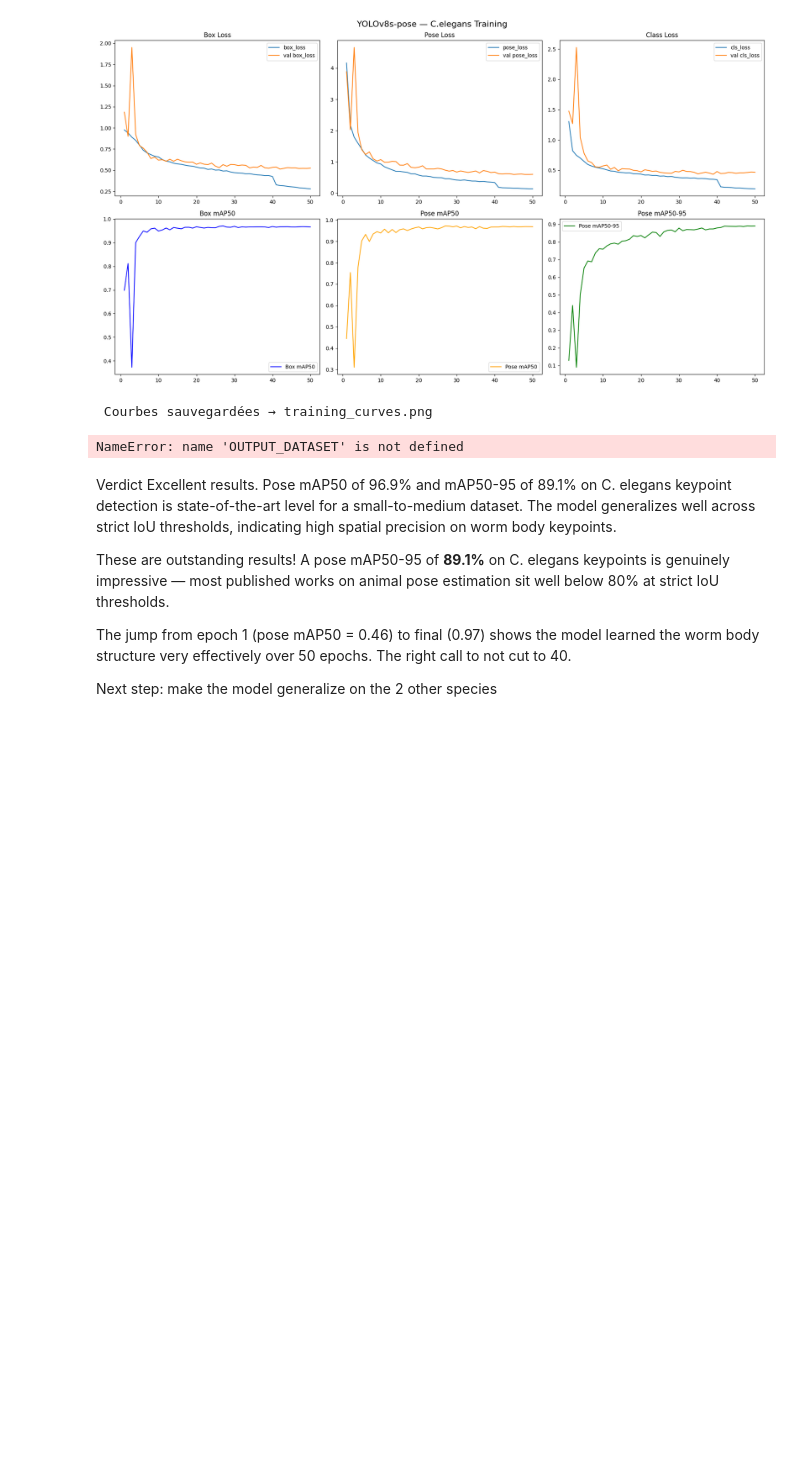
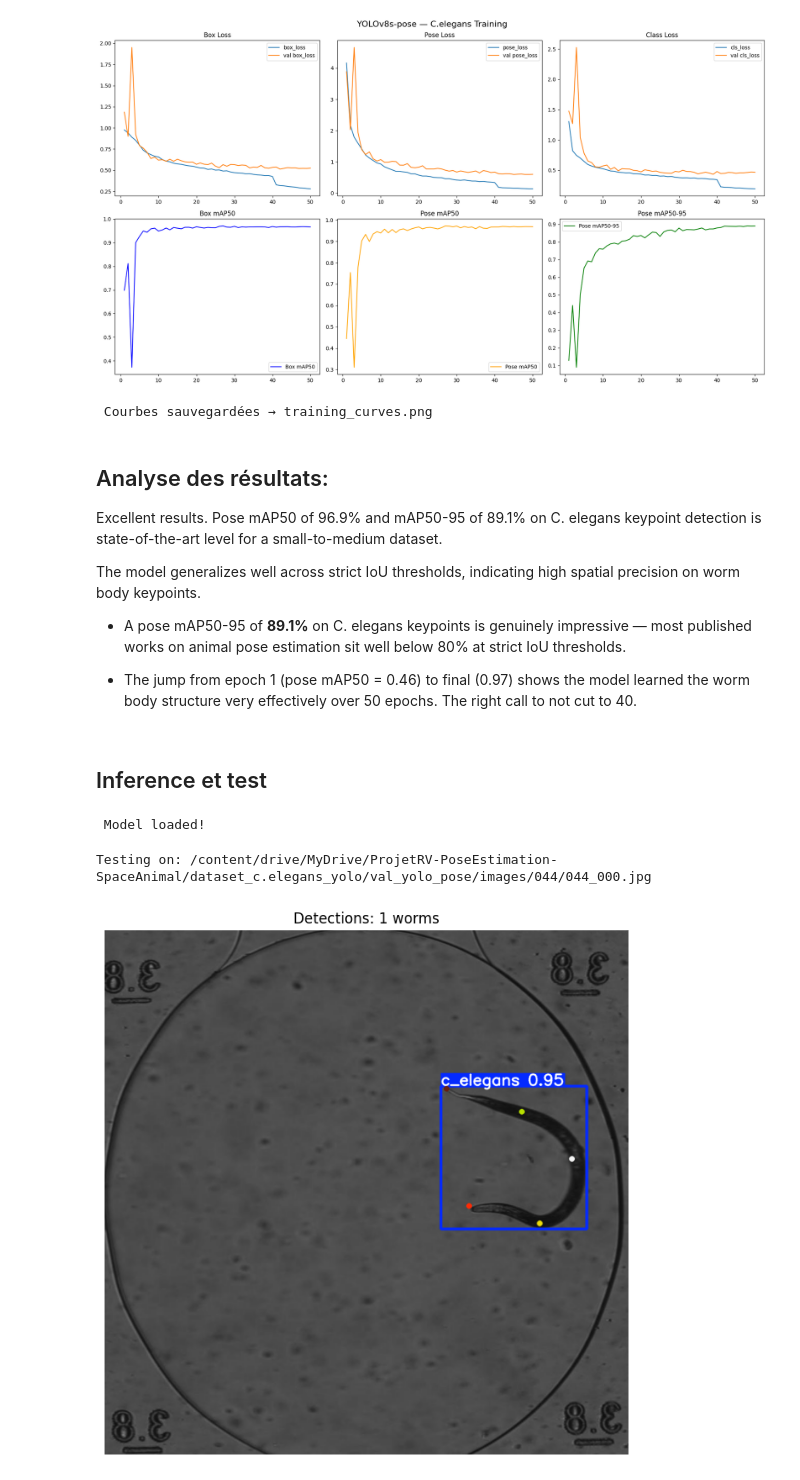
Before and after one commit to BenAmorHanine/VR-PoseEstimation-SpaceAnimal, a Jupyter notebook: SpaceAnimal_YOLOv8_Pose_Estimation.ipynb, the cells around one changed output. Drawn from its saved outputs; the diff is of its cells as text; code cells hidden in the pictures; blank space fills up the shorter version.

Commit message:
Pose Estimation notebook: final

```diff
--- a/SpaceAnimal_YOLOv8_Pose_Estimation.ipynb
+++ b/SpaceAnimal_YOLOv8_Pose_Estimation.ipynb
@@ -761,33 +747,49 @@ print(" Courbes sauvegardées → training_curves.png")
 # %% [output]
 [figure]
  Courbes sauvegardées → training_curves.png
-# %%
-from pathlib import Path
-
-# Collect all image paths recursively
-val_image_list = list(Path(f"{OUTPUT_DATASET}/val_yolo_pose/images").rglob("*.jpg"))
-print(f" Found {len(val_image_list)} images")
-
-# Predict on the list directly
-results = model_pose.predict(
-    source=[str(p) for p in val_image_list],
-    conf=0.25,
-    max_det=10,
-    project="predictions",
-    name="c_elegans_val"
-)
-
-print(" Prédictions sauvegardées dans predictions/c_elegans_val/")
-# %% [output]
-NameError: name 'OUTPUT_DATASET' is not defined
 # %% [markdown]
+## Analyse des résultats:
+Excellent results. Pose mAP50 of 96.9% and mAP50-95 of 89.1% on C. elegans keypoint detection is state-of-the-art level for a small-to-medium dataset.
 
-Verdict
-Excellent results. Pose mAP50 of 96.9% and mAP50-95 of 89.1% on C. elegans keypoint detection is state-of-the-art level for a small-to-medium dataset. The model generalizes well across strict IoU thresholds, indicating high spatial precision on worm body keypoints.
+The model generalizes well across strict IoU thresholds, indicating high spatial precision on worm body keypoints.
 
 
-These are outstanding results! A pose mAP50-95 of **89.1%** on C. elegans keypoints is genuinely impressive — most published works on animal pose estimation sit well below 80% at strict IoU thresholds.
+* A pose mAP50-95 of **89.1%** on C. elegans keypoints is genuinely impressive — most published works on animal pose estimation sit well below 80% at strict IoU thresholds.
 
-The jump from epoch 1 (pose mAP50 = 0.46) to final (0.97) shows the model learned the worm body structure very effectively over 50 epochs. The right call to not cut to 40.
-
-Next step: make the model generalize on the 2 other species
+* The jump from epoch 1 (pose mAP50 = 0.46) to final (0.97) shows the model learned the worm body structure very effectively over 50 epochs. The right call to not cut to 40.
+# %% [markdown]
+##  Inference et test
+# %%
+from ultralytics import YOLO
+
+ckpt_path = "/content/drive/MyDrive/ProjetRV-PoseEstimation-SpaceAnimal/saved_weights/weights/best.pt"
+model_pose= YOLO(ckpt_path)
+print(" Model loaded!")
+# %% [output]
+ Model loaded!
+# %%
+import matplotlib.pyplot as plt
+from pathlib import Path
+import random
+
+#  Pick image
+val_image_list = list(Path(f"{OUTPUT_DATASET}/val_yolo_pose/images").rglob("*.jpg"))
+one_image = str(random.choice(val_image_list))
+print(f"Testing on: {one_image}")
+
+#  Predict
+r = model_pose.predict(
+    source=one_image,
+    conf=0.25,
+    verbose=False
+)[0]
+
+# Show
+plt.figure(figsize=(8, 8))
+plt.imshow(r.plot()[:, :, ::-1])
+plt.axis("off")
+plt.title(f"Detections: {len(r.boxes)} worms")
+plt.show()
+# %% [output]
+Testing on: /content/drive/MyDrive/ProjetRV-PoseEstimation-SpaceAnimal/dataset_c.elegans_yolo/val_yolo_pose/images/044/044_000.jpg
+[figure, added]
```
Also changed, not shown: parts of 30 cells of this notebook.
